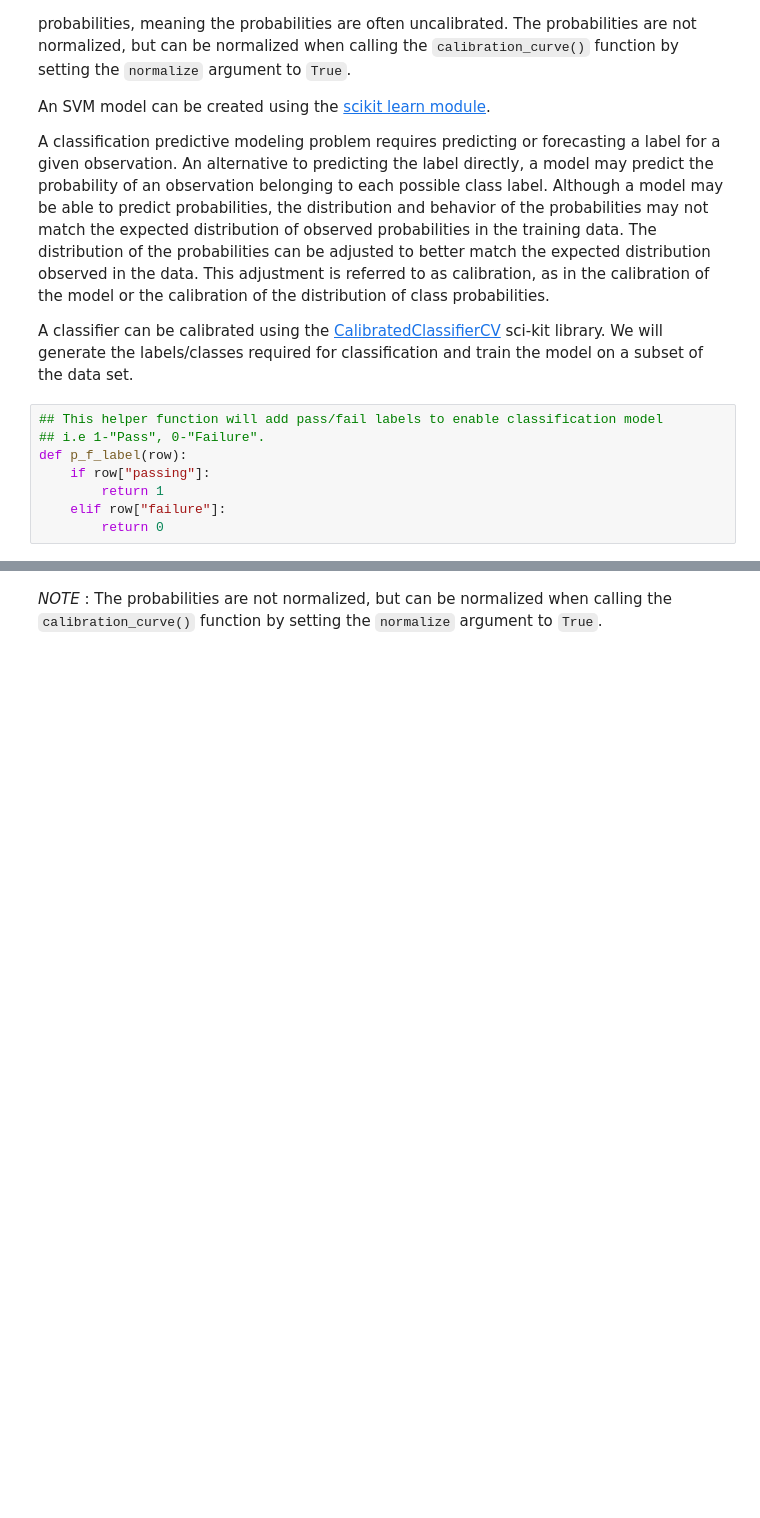
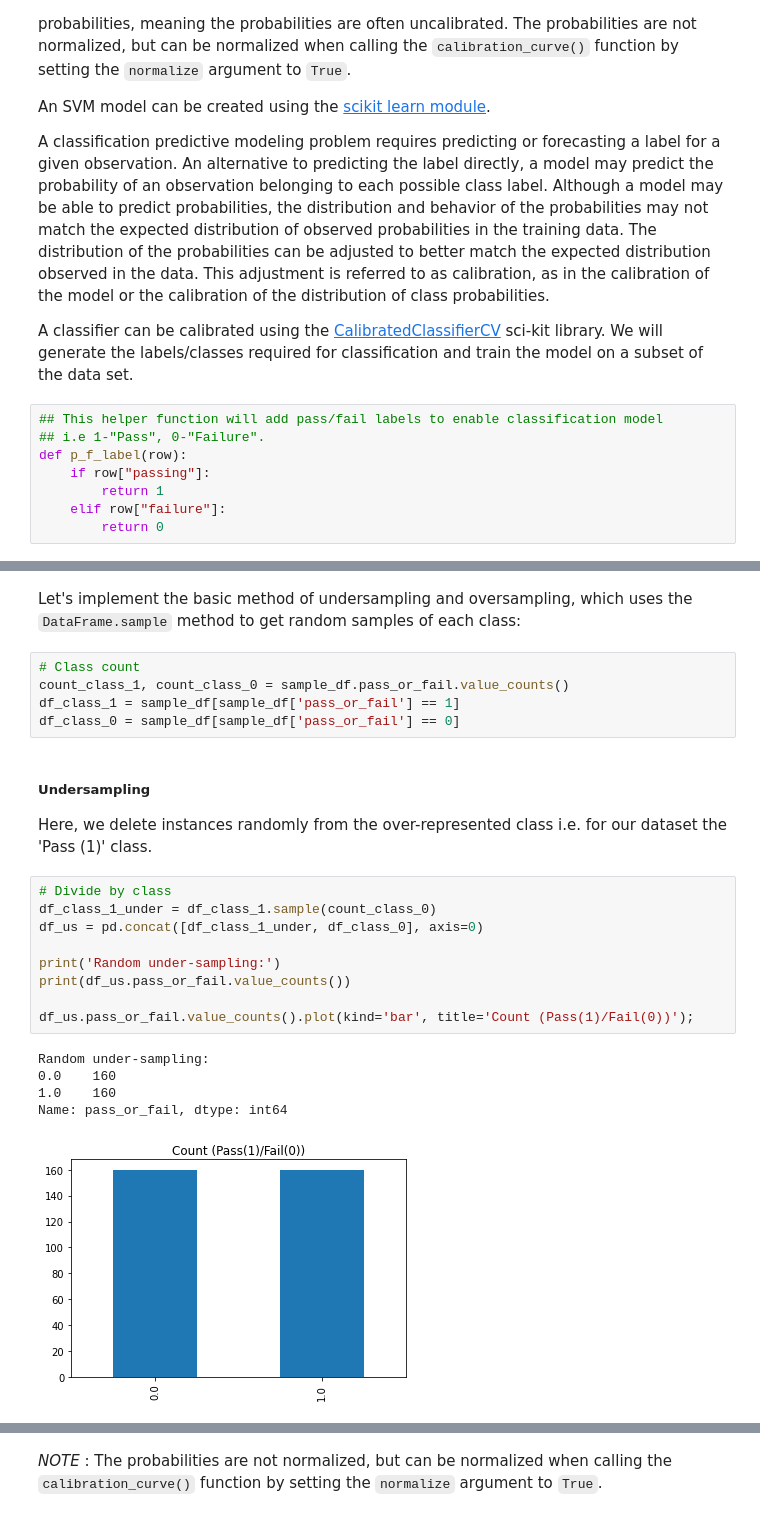
Before and after one commit to hemajv/ocp-ci-analysis, a Jupyter notebook: notebooks/data-sources/TestGrid/metrics/probability_to_fail.ipynb, the cells around one changed output, grey strips where cells are left out. Saved outputs shown, nothing was run; the diff lists cells and outputs as text; blank space fills up the shorter version.

```diff
--- a/notebooks/data-sources/TestGrid/metrics/probability_to_fail.ipynb
+++ b/notebooks/data-sources/TestGrid/metrics/probability_to_fail.ipynb
@@ -157,0 +163,25 @@ Name: pass_or_fail, dtype: int64
+# %% [markdown]
+Let's implement the basic method of undersampling and oversampling, which uses the `DataFrame.sample` method to get random samples of each class:
+# %%
+# Class count
+count_class_1, count_class_0 = sample_df.pass_or_fail.value_counts()
+df_class_1 = sample_df[sample_df['pass_or_fail'] == 1]
+df_class_0 = sample_df[sample_df['pass_or_fail'] == 0]
+# %% [markdown]
+##### Undersampling
+Here, we delete instances randomly from the over-represented class i.e. for our dataset the 'Pass (1)' class.
+# %%
+# Divide by class
+df_class_1_under = df_class_1.sample(count_class_0)
+df_us = pd.concat([df_class_1_under, df_class_0], axis=0)
+
+print('Random under-sampling:')
+print(df_us.pass_or_fail.value_counts())
+
+df_us.pass_or_fail.value_counts().plot(kind='bar', title='Count (Pass(1)/Fail(0))');
+# %% [output]
+Random under-sampling:
+0.0    160
+1.0    160
+Name: pass_or_fail, dtype: int64
+[figure, added]
```
Also changed, not shown: parts of 23 cells of this notebook.
